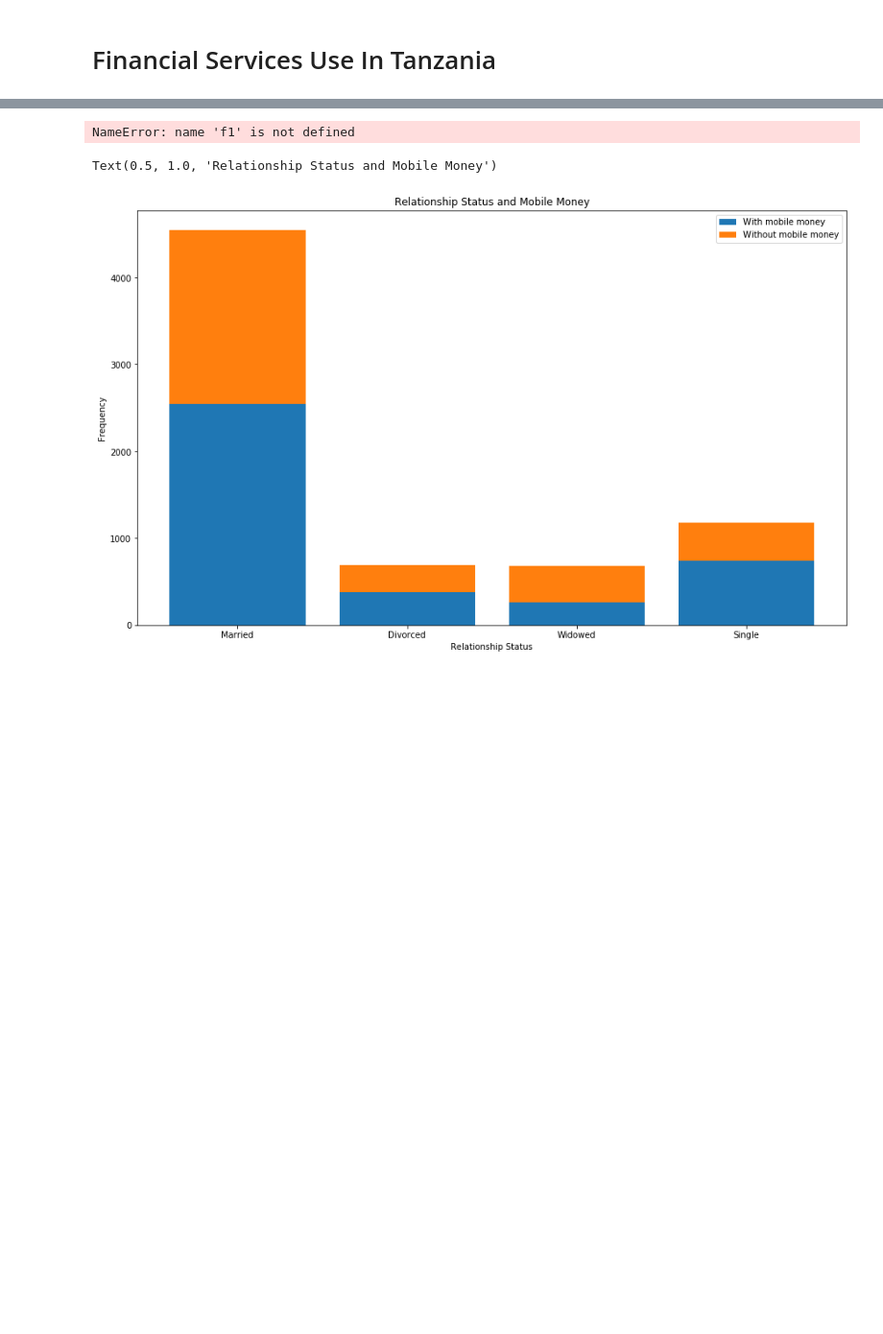
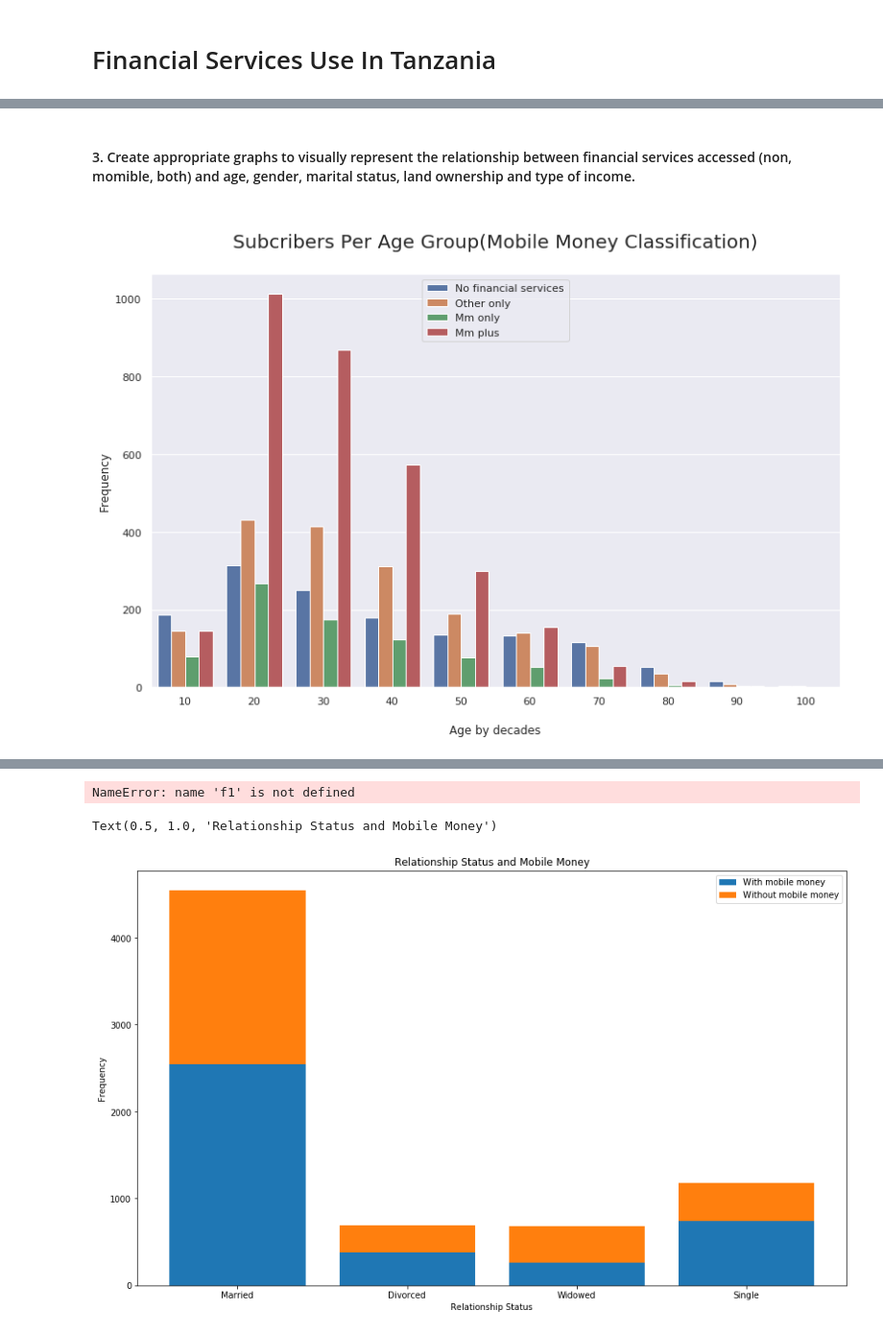
Before and after one commit to boitshepo97/tanzania-mobile-money, a Jupyter notebook: Financial Services Use In Tanzania.ipynb, the cells around one changed output, grey strips where cells are left out. Shown at 96% size. Saved outputs shown, nothing was run; the diff lists cells and outputs as text; code cells hidden in the pictures; blank space fills up the shorter version.

Commit message:
added more changes for the graphs

```diff
--- a/Financial Services Use In Tanzania.ipynb
+++ b/Financial Services Use In Tanzania.ipynb
@@ -110,0 +72,28 @@ plt.show()
+# %%
+# Changed values to male and female
+mob_mon.gender= ['male' if each == 1 else 'female' for each in mob_mon.gender]
+
+# Checking the number of entries for males:
+males = mob_mon[mob_mon.gender == 'male']
+m1 = len(males[males.mobile_money == 1])
+m2 = len(males[males.mobile_money == 0])
+m = m1 + m2
+print('Total number of males:',m)
+print('Males with Mobile Money:',m1)
+print('Males without Mobile Money:',m2,)
+
+# Checking the number of entries for males:
+females = mob_mon[mob_mon.gender == 'female']
+f1 = len(females[females.mobile_money == 1])
+f2 = len(females[females.mobile_money == 0])
+f = f1 + f2
+print('\nTotal number of females:',f)
+print('Females with Mobile Money:',f1)
+print('Females without Mobile Money:',f2)
+
+# Checking the youngest & oldest entrant in the database.
+youngest = mob_mon[mob_mon.age.notnull()].sort_values('age')[['gender','age']].head(1)
+oldest = mob_mon[mob_mon.age.notnull()].sort_values('age')[['gender','age']].tail(1)
+
+print('\nThe youngest is ', youngest.gender.values, youngest.age.values)
+print('the oldest is: ', oldest.gender.values, oldest.age.values)
@@ -110,0 +111,16 @@ plt.show()
+# %% [markdown]
+#### 3. Create appropriate graphs to visually represent the relationship between financial services accessed (non, momible, both) and age, gender, marital status, land ownership and type of income.
+# %%
+# Comparing Mobile Money Classification with Age.
+
+sns.set()
+mob_mon['Age_by_decades'] = mob_mon.age.apply(lambda x : int(x/10) * 10)
+plt.figure(figsize = (13,8))
+sns.countplot(x = 'Age_by_decades', hue = 'mobile_money_classification', data = mob_mon)
+plt.title('\nSubcribers Per Age Group(Mobile Money Classification)\n',fontsize=20)
+plt.xlabel('\nAge by decades')
+plt.ylabel('Frequency')
+plt.legend(['No financial services', 'Other only', 'Mm only', 'Mm plus'])
+plt.show()
+# %% [output]
+[figure, added]
```
Also changed, not shown: parts of 17 cells of this notebook, 1 other file.
